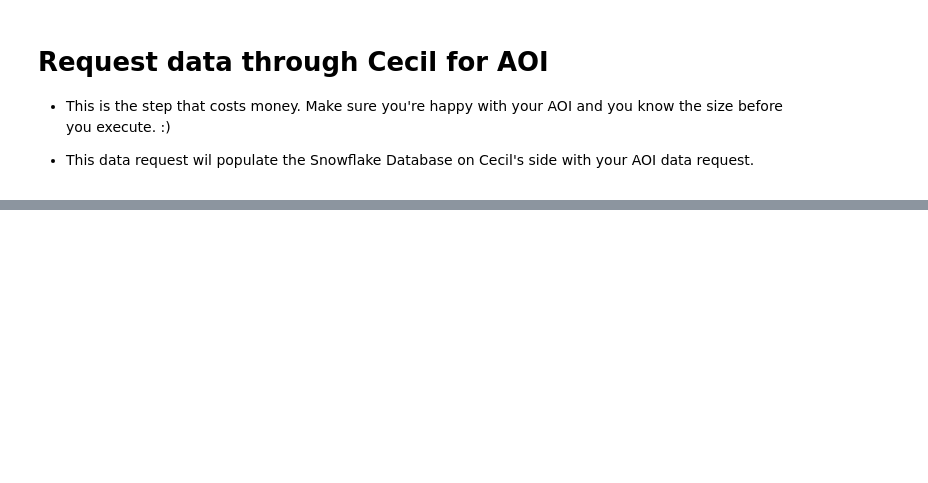
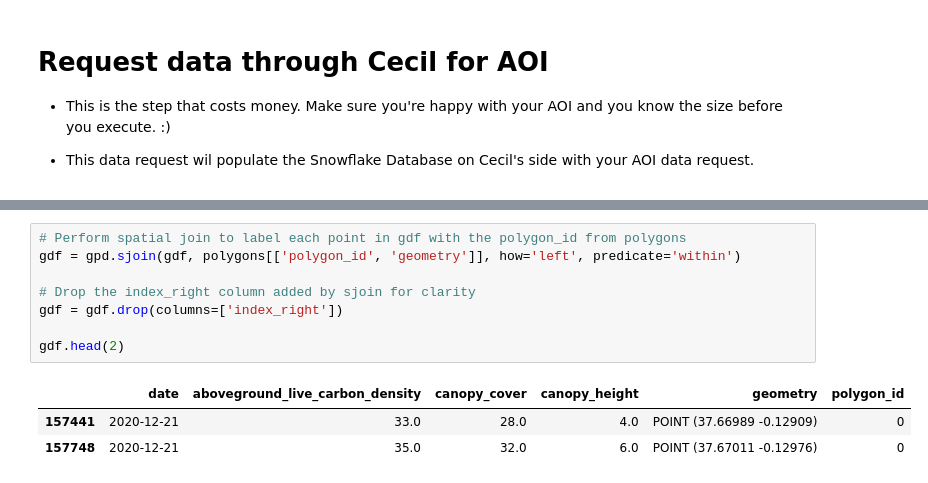
Before and after one commit to rumble-up/cecil-tutorials, a Jupyter notebook: 1_Request_AOI_from_Cecil_timeline.ipynb, the cells around one changed output, grey strips where cells are left out. Drawn from its saved outputs; the diff is of its cells as text; blank space fills up the shorter version.

```diff
--- a/1_Request_AOI_from_Cecil_timeline.ipynb
+++ b/1_Request_AOI_from_Cecil_timeline.ipynb
@@ -145,0 +268,12 @@ df.head(2)
+# %%
+# Perform spatial join to label each point in gdf with the polygon_id from polygons
+gdf = gpd.sjoin(gdf, polygons[['polygon_id', 'geometry']], how='left', predicate='within')
+
+# Drop the index_right column added by sjoin for clarity
+gdf = gdf.drop(columns=['index_right'])
+
+gdf.head(2)
+# %% [output]
+|  | date | aboveground_live_carbon_density | canopy_cover | canopy_height | geometry | polygon_id |
+| 157441 | 2020-12-21 | 33.0 | 28.0 | 4.0 | POINT (37.66989 -0.12909) | 0 |
+| 157748 | 2020-12-21 | 35.0 | 32.0 | 6.0 | POINT (37.67011 -0.12976) | 0 |
```
Also changed, not shown: parts of 17 cells of this notebook.
